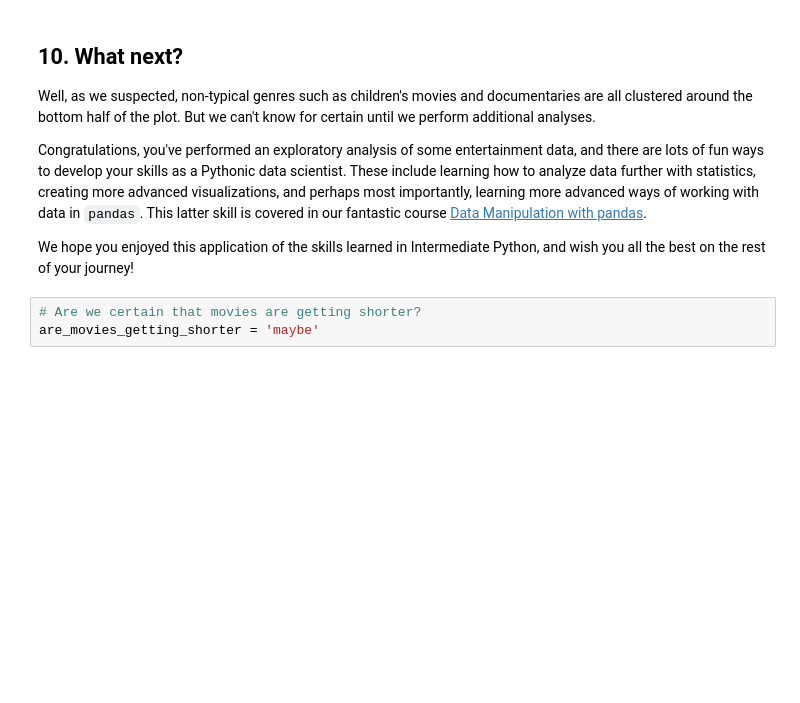
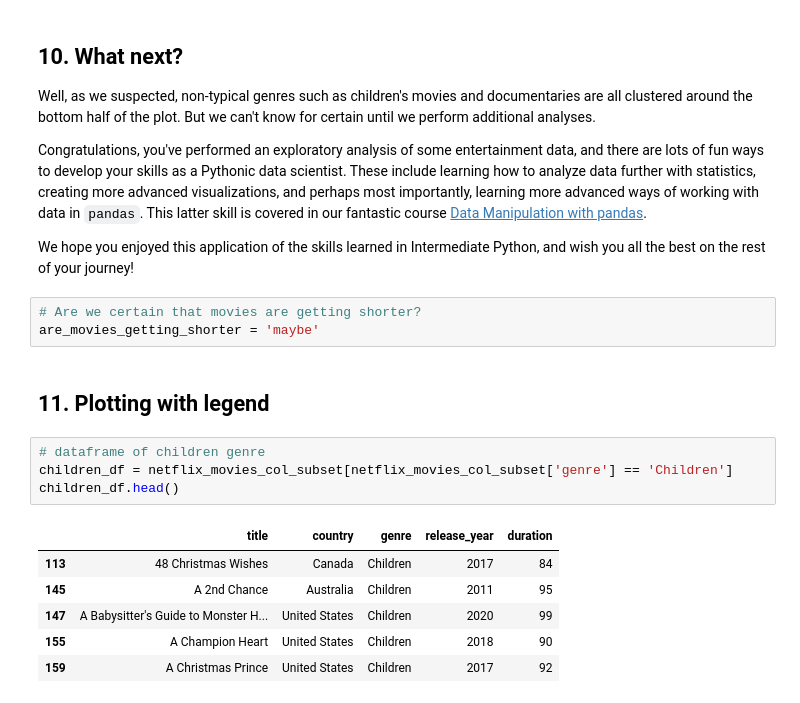
Before and after one commit to vuanhtuan1012/data-scientist-with-python, a Jupyter notebook: 03_Investigating Netflix Movies and Guest Stars in The Office/notebook.ipynb, the cells around one changed output. Saved outputs shown, nothing was run; the diff lists cells and outputs as text; blank space fills up the shorter version.

```diff
--- a/03_Investigating Netflix Movies and Guest Stars in The Office/notebook.ipynb
+++ b/03_Investigating Netflix Movies and Guest Stars in The Office/notebook.ipynb
@@ -218,3 +218,16 @@ plt.show()
 # %%
 # Are we certain that movies are getting shorter?
 are_movies_getting_shorter = 'maybe'
+# %% [markdown]
+## 11. Plotting with legend
+# %%
+# dataframe of children genre
+children_df = netflix_movies_col_subset[netflix_movies_col_subset['genre'] == 'Children']
+children_df.head()
+# %% [output]
+|  | title | country | genre | release_year | duration |
+| 113 | 48 Christmas Wishes | Canada | Children | 2017 | 84 |
+| 145 | A 2nd Chance | Australia | Children | 2011 | 95 |
+| 147 | A Babysitter's Guide to Monster H... | United States | Children | 2020 | 99 |
+| 155 | A Champion Heart | United States | Children | 2018 | 90 |
+| 159 | A Christmas Prince | United States | Children | 2017 | 92 |
```
Also changed, not shown: parts of 6 cells of this notebook, 3 other files.
